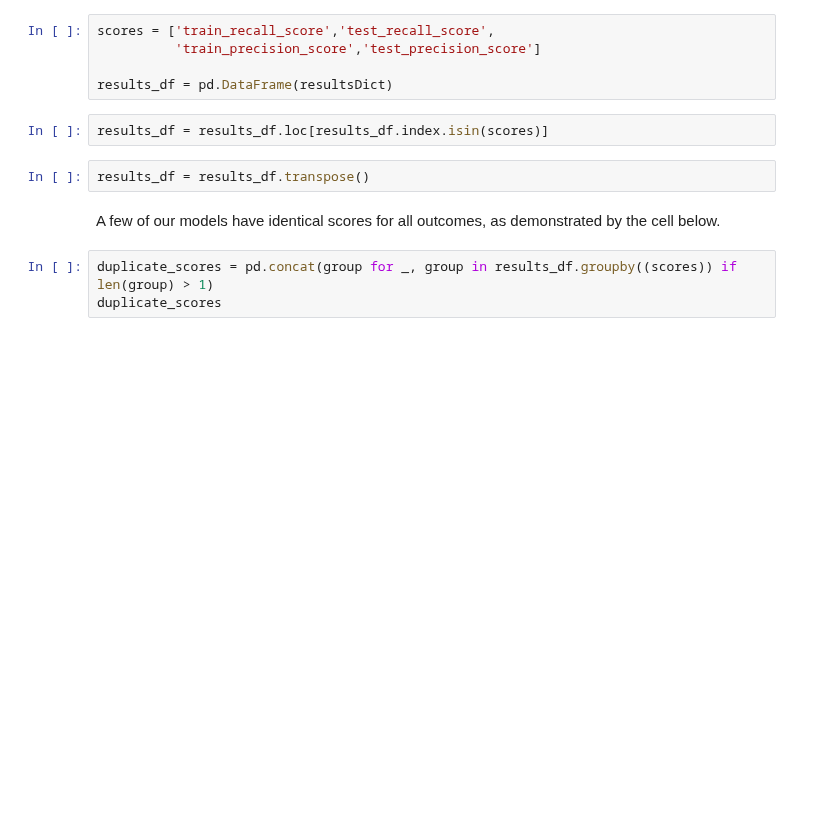
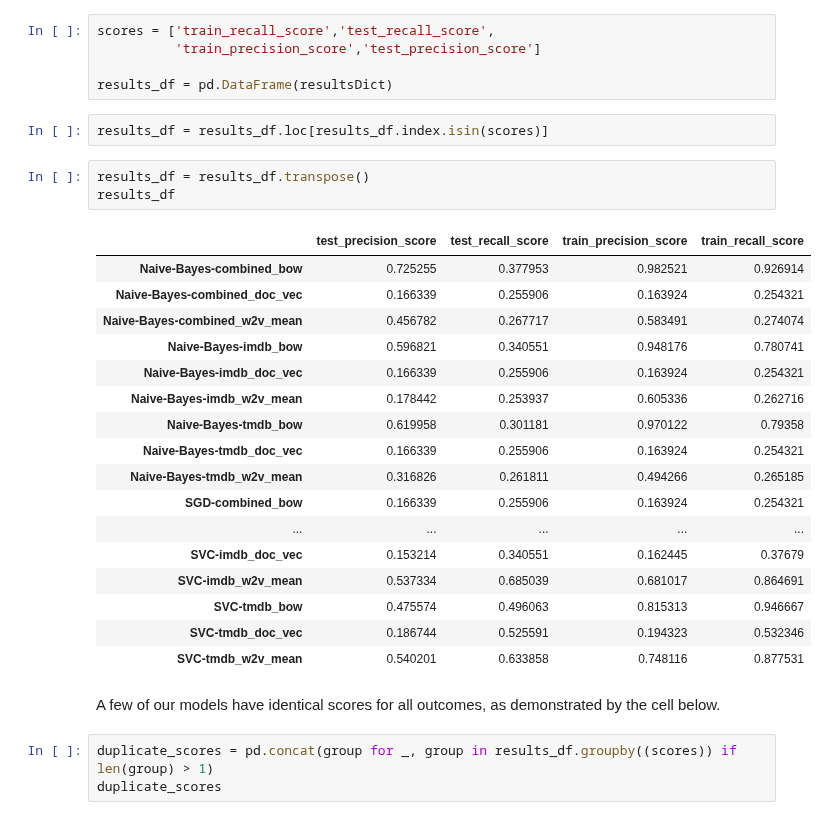
Before and after one commit to Nick-Morgan/Python-Movie-Genre-Predictor, a Jupyter notebook: Modeling - Nick.ipynb, the cells around one changed output. Drawn from its saved outputs; the diff is of its cells as text; blank space fills up the shorter version.

Commit message:
printed entire contents of results_df

```diff
--- a/Modeling - Nick.ipynb
+++ b/Modeling - Nick.ipynb
@@ -254,6 +254,25 @@ results_df = pd.DataFrame(resultsDict)
 results_df = results_df.loc[results_df.index.isin(scores)]
 # %%
 results_df = results_df.transpose()
+results_df
+# %% [output]
+|  | test_precision_score | test_recall_score | train_precision_score | train_recall_score |
+| Naive-Bayes-combined_bow | 0.725255 | 0.377953 | 0.982521 | 0.926914 |
+| Naive-Bayes-combined_doc_vec | 0.166339 | 0.255906 | 0.163924 | 0.254321 |
+| Naive-Bayes-combined_w2v_mean | 0.456782 | 0.267717 | 0.583491 | 0.274074 |
+| Naive-Bayes-imdb_bow | 0.596821 | 0.340551 | 0.948176 | 0.780741 |
+| Naive-Bayes-imdb_doc_vec | 0.166339 | 0.255906 | 0.163924 | 0.254321 |
+| Naive-Bayes-imdb_w2v_mean | 0.178442 | 0.253937 | 0.605336 | 0.262716 |
+| Naive-Bayes-tmdb_bow | 0.619958 | 0.301181 | 0.970122 | 0.79358 |
+| Naive-Bayes-tmdb_doc_vec | 0.166339 | 0.255906 | 0.163924 | 0.254321 |
+| Naive-Bayes-tmdb_w2v_mean | 0.316826 | 0.261811 | 0.494266 | 0.265185 |
+| SGD-combined_bow | 0.166339 | 0.255906 | 0.163924 | 0.254321 |
+| ... | ... | ... | ... | ... |
+| SVC-imdb_doc_vec | 0.153214 | 0.340551 | 0.162445 | 0.37679 |
+| SVC-imdb_w2v_mean | 0.537334 | 0.685039 | 0.681017 | 0.864691 |
+| SVC-tmdb_bow | 0.475574 | 0.496063 | 0.815313 | 0.946667 |
+| SVC-tmdb_doc_vec | 0.186744 | 0.525591 | 0.194323 | 0.532346 |
+| SVC-tmdb_w2v_mean | 0.540201 | 0.633858 | 0.748116 | 0.877531 |
 # %% [markdown]
 A few of our models have identical scores for all outcomes, as demonstrated by the cell below.
 # %%
```
Also changed, not shown: parts of 8 cells of this notebook.
